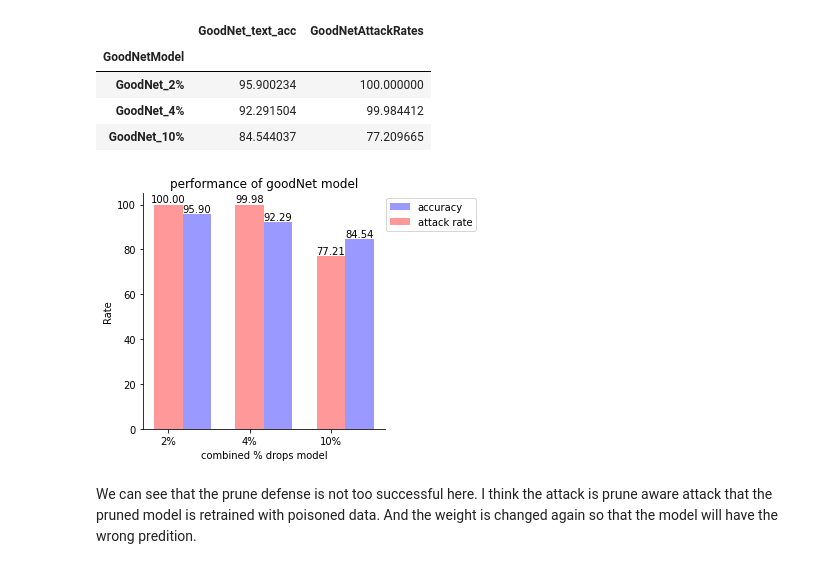
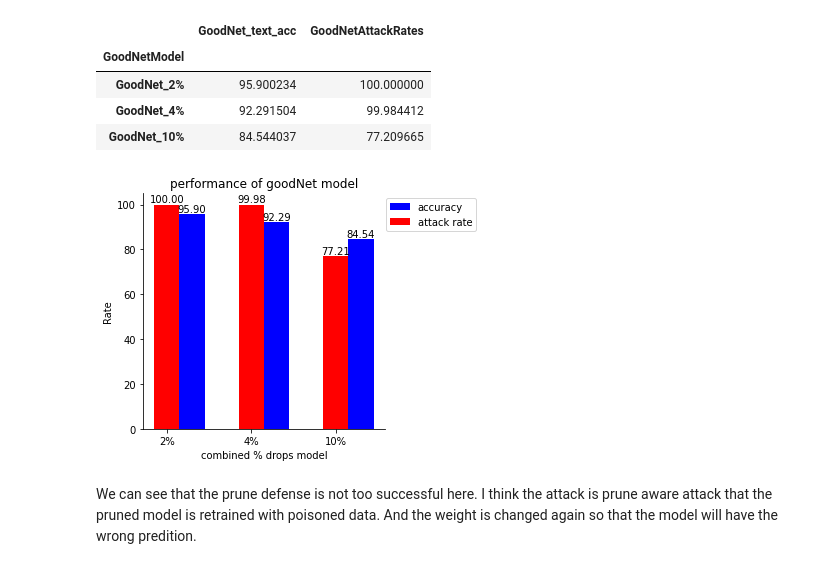
Before and after one commit to SaiKiranCVN/ML-Cyber-Sec-Lab3, a Jupyter notebook: MLSec_Lab3.ipynb, the cells around one changed output. Drawn from its saved outputs; the diff is of its cells as text; code cells hidden in the pictures.

```diff
--- a/MLSec_Lab3.ipynb
+++ b/MLSec_Lab3.ipynb
@@ -362,15 +362,14 @@ df.set_index('Model')
 | repaired_4% | 92.291504 | 99.984412 |
 | repaired_10% | 84.544037 | 77.209665 |
 # %%
-opacity = 0.4
-bar_width = 0.35
+bar_width = 0.3
 
 plt.xlabel('% drops model')
 plt.ylabel('Rate')
 
 plt.xticks(range(len(testAccuracies)),('2%', '4%', '10%'))
-bar1 = plt.bar(np.arange(len(testAccuracies)) + bar_width, testAccuracies, bar_width, align='center', alpha=opacity, color='b', label='accuracy')
-bar2 = plt.bar(range(len(attackRates)), attackRates, bar_width, align='center', alpha=opacity, color='r', label='attack rate')
+bar1 = plt.bar(np.arange(len(testAccuracies)) + bar_width, testAccuracies, bar_width, align='center',color='b', label='accuracy')
+bar2 = plt.bar(range(len(attackRates)), attackRates, bar_width, align='center', color='r', label='attack rate')
 
 # Add counts above the two bar graphs
 for rect in bar1 + bar2:
@@ -434,27 +433,26 @@ GoodNet_df.set_index('GoodNetModel')
 | GoodNet_4% | 92.291504 | 99.984412 |
 | GoodNet_10% | 84.544037 | 77.209665 |
 # %%
-opacity = 0.4
-bar_width = 0.35
+bar_width = 0.3
 
 plt.xlabel('combined % drops model')
 plt.ylabel('Rate')
 
 plt.xticks(range(len(GoodNetTestAccuracies)),('2%', '4%', '10%'))
-bar1 = plt.bar(np.arange(len(GoodNetTestAccuracies)) + bar_width, GoodNetTestAccuracies, bar_width, align='center', alpha=opacity, color='b', label='accuracy')
-bar2 = plt.bar(range(len(GoodNetAttackRates)),GoodNetAttackRates, bar_width, align='center', alpha=opacity, color='r', label='attack rate')
+bar1 = plt.bar(np.arange(len(GoodNetTestAccuracies)) + bar_width, GoodNetTestAccuracies, bar_width, align='center', color='b', label='accuracy')
+bar2 = plt.bar(range(len(GoodNetAttackRates)),GoodNetAttackRates, bar_width, align='center', color='r', label='attack rate')
 
 # Add counts above the two bar graphs
 for rect in bar1 + bar2:
     height = rect.get_height()
     plt.text(rect.get_x() + rect.get_width() / 2.0, height, f'{height:.02f}', ha='center', va='bottom')
 
 plt.legend(bbox_to_anchor=(1.4, 1))
 plt.tight_layout()
 plt.title('performance of goodNet model')
 sns.despine()
 plt.show()
 # %% [output]
-[figure, old version]
+[figure, new version]
 # %% [markdown]
 We can see that the prune defense is not too successful here. I think the attack is prune aware attack that the pruned model is retrained with poisoned data. And the weight is changed again so that the model will have the wrong predition.
```
Also changed, not shown: parts of 1 cell of this notebook.
